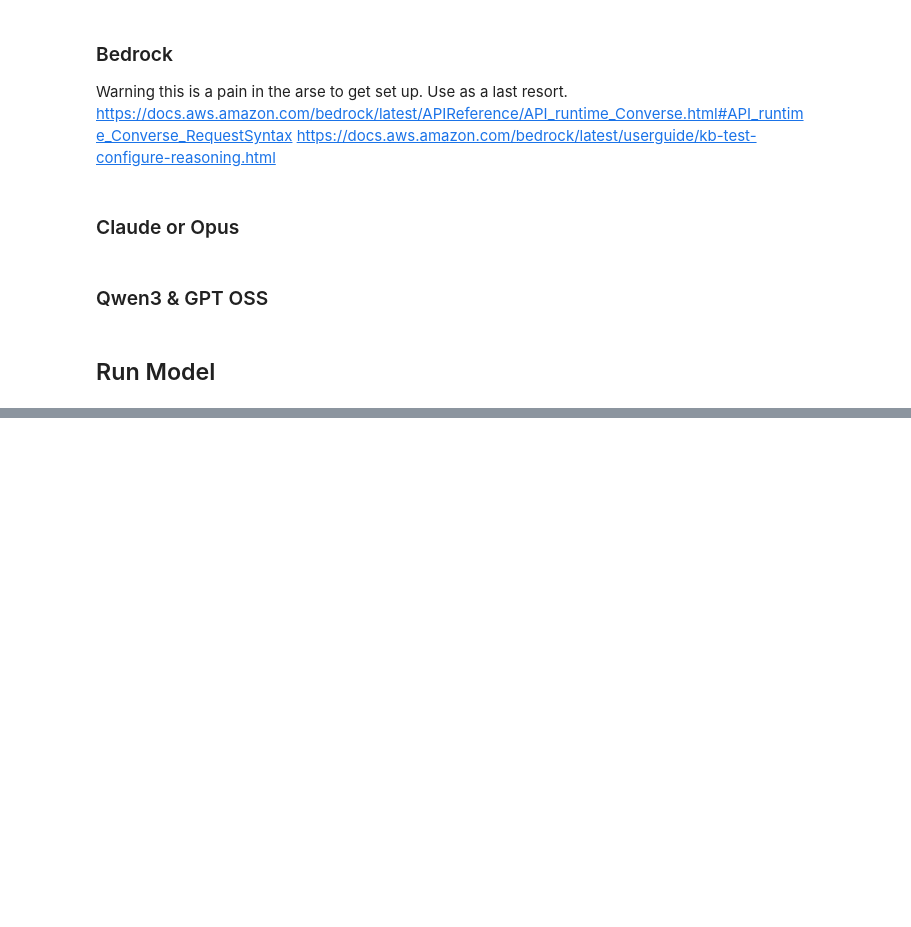
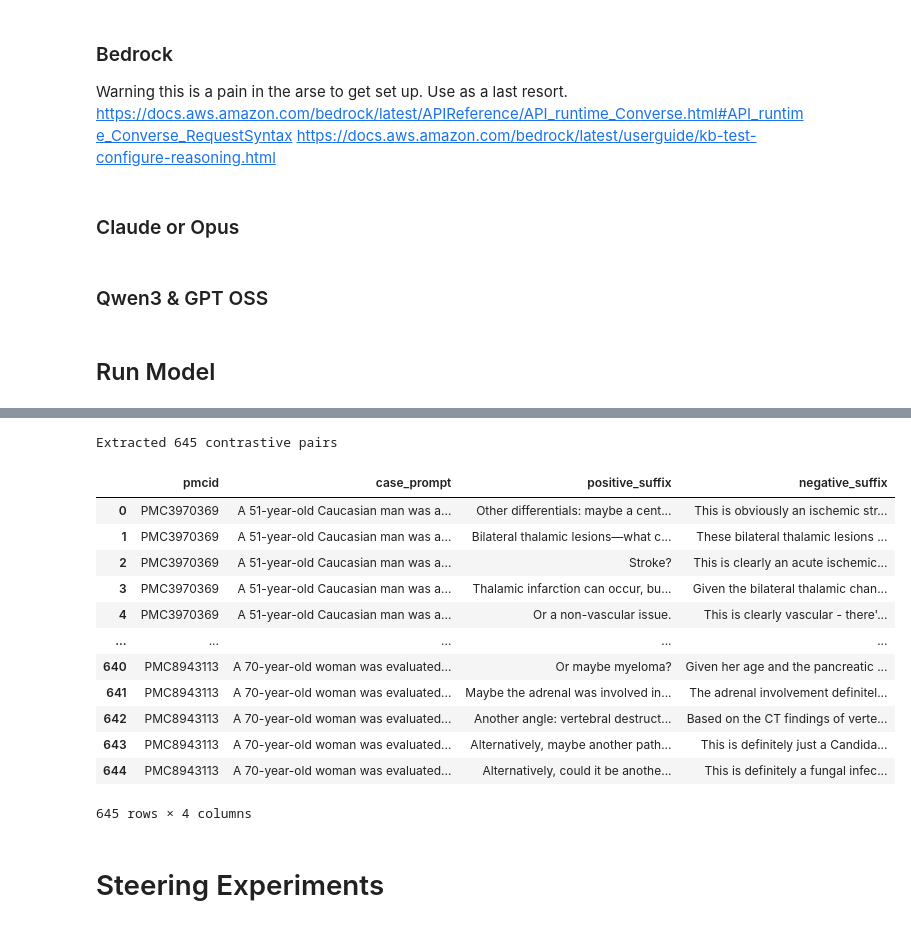
Before and after one commit to mattshu0410/medical-reasoning-interp, a Jupyter notebook: notebooks/BMJ_AI_CoT_Exploration.ipynb, the cells around one changed output, grey strips where cells are left out. Drawn from its saved outputs; the diff is of its cells as text; code cells hidden in the pictures; blank space fills up the shorter version.

```diff
--- a/notebooks/BMJ_AI_CoT_Exploration.ipynb
+++ b/notebooks/BMJ_AI_CoT_Exploration.ipynb
@@ -514,0 +768,3 @@ results_df.loc[1, :]['error']
+# %%
+sentence_df = pd.read_csv(f"{output_dir}/sentence_classifications.csv")
+results_df = pd.read_csv(f"{output_dir}/reasoning_traces.csv")
@@ -514,0 +1137,28 @@ results_df.loc[1, :]['error']
+# %%
+contrastive_agent = create_contrastive_agent(verification_model)
+
+case_prompts_dict = dict(zip(results_df['pmcid'], results_df['case_prompt']))
+contrastive_pairs = await extract_contrastive_pairs(sentence_df, case_prompts_dict, contrastive_agent = contrastive_agent, max_concurrent=max_concurrent)
+pairs_df = pd.DataFrame(contrastive_pairs)
+pairs_df.to_csv(f"{output_dir}/contrastive_pairs.csv", index=False)
+print(f"Extracted {len(contrastive_pairs)} contrastive pairs")
+# %% [output]
+Extracted 645 contrastive pairs
+# %%
+pairs_df
+# %% [output]
+|  | pmcid | case_prompt | positive_suffix | negative_suffix |
+| 0 | PMC3970369 | A 51-year-old Caucasian man was a... | Other differentials: maybe a cent... | This is obviously an ischemic str... |
+| 1 | PMC3970369 | A 51-year-old Caucasian man was a... | Bilateral thalamic lesions—what c... | These bilateral thalamic lesions ... |
+| 2 | PMC3970369 | A 51-year-old Caucasian man was a... | Stroke? | This is clearly an acute ischemic... |
+| 3 | PMC3970369 | A 51-year-old Caucasian man was a... | Thalamic infarction can occur, bu... | Given the bilateral thalamic chan... |
+| 4 | PMC3970369 | A 51-year-old Caucasian man was a... | Or a non-vascular issue. | This is clearly vascular - there'... |
+| ... | ... | ... | ... | ... |
+| 640 | PMC8943113 | A 70-year-old woman was evaluated... | Or maybe myeloma? | Given her age and the pancreatic ... |
+| 641 | PMC8943113 | A 70-year-old woman was evaluated... | Maybe the adrenal was involved in... | The adrenal involvement definitel... |
+| 642 | PMC8943113 | A 70-year-old woman was evaluated... | Another angle: vertebral destruct... | Based on the CT findings of verte... |
+| 643 | PMC8943113 | A 70-year-old woman was evaluated... | Alternatively, maybe another path... | This is definitely just a Candida... |
+| 644 | PMC8943113 | A 70-year-old woman was evaluated... | Alternatively, could it be anothe... | This is definitely a fungal infec... |
+645 rows × 4 columns
+# %% [markdown]
+# Steering Experiments
```
Also changed, not shown: parts of 39 cells of this notebook.
